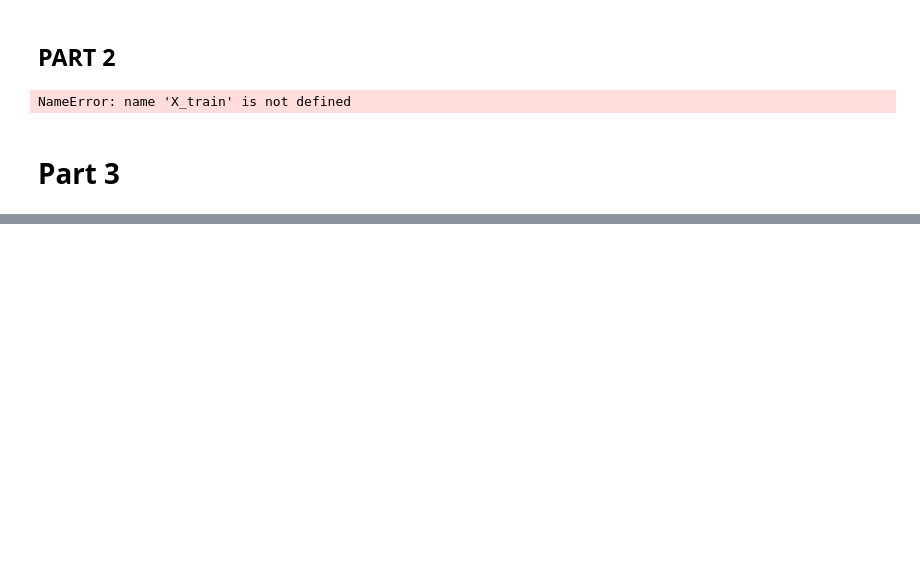
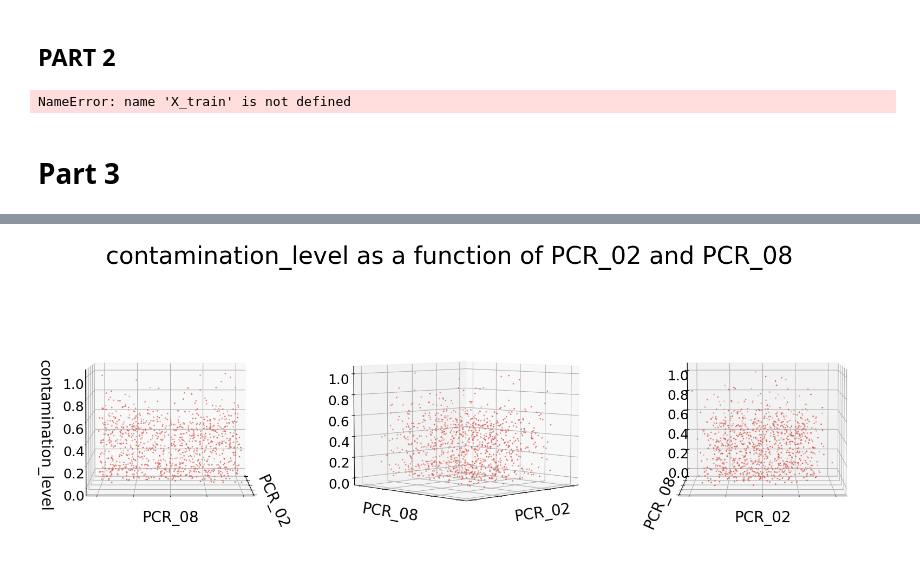
Before and after one commit to AvDaniel6/HW3-Intro-To-ML, a Jupyter notebook: main.ipynb, the cells around one changed output, grey strips where cells are left out. Drawn from its saved outputs; the diff is of its cells as text; code cells hidden in the pictures; blank space fills up the shorter version.

```diff
--- a/main.ipynb
+++ b/main.ipynb
@@ -371,0 +443,34 @@ plt.show()
+# %%
+def plot3d(df, colX:str, colY:str, colZ:str, title:str, predictions=None):
+  fig = plt.figure(figsize=(20, 7))
+  axes = [fig.add_subplot(1, 3, i+1, projection='3d') for i in range(3)]
+
+  palette = sns.color_palette("hls", 2)
+
+  for i,ax in enumerate(axes):
+    if predictions is not None:
+      ax.scatter3D(df[colX], df[colY], predictions, color=palette[1], s=3)
+      ax.scatter3D(df[colX], df[colY], df[colZ], color=palette[0], s=1,
+                   alpha=0.35, depthshade=False)
+    else:
+      ax.scatter3D(df[colX], df[colY], df[colZ], color=palette[0], s=1)
+
+    ax.set_xlabel(colX)
+    ax.set_ylabel(colY)
+    ax.xaxis.set_ticklabels([])
+    ax.yaxis.set_ticklabels([])
+
+    ax.view_init(elev=5., azim=45*i)
+
+  axes[0].set_zlabel("\n" + colZ, linespacing=2.2)
+
+  plt.suptitle(title, fontsize=32)
+  plt.tight_layout()
+  plt.show()
+# %%
+X_train_part4 = X_train_df[["PCR_02", "PCR_08"]]
+df_part4 = pd.concat([X_train_part4, y_train_df], axis = 1)
+
+plot3d(df_part4, 'PCR_02', 'PCR_08', 'contamination_level', 'contamination_level as a function of PCR_02 and PCR_08')
+# %% [output]
+[figure, added]
```
Also changed, not shown: parts of 10 cells of this notebook.
